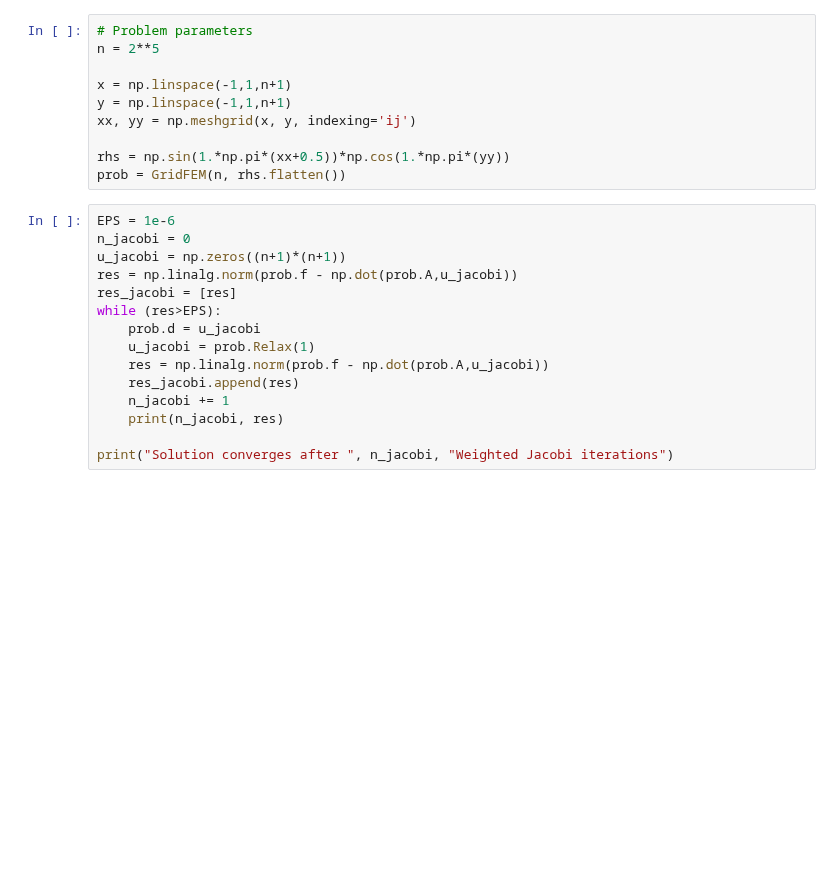
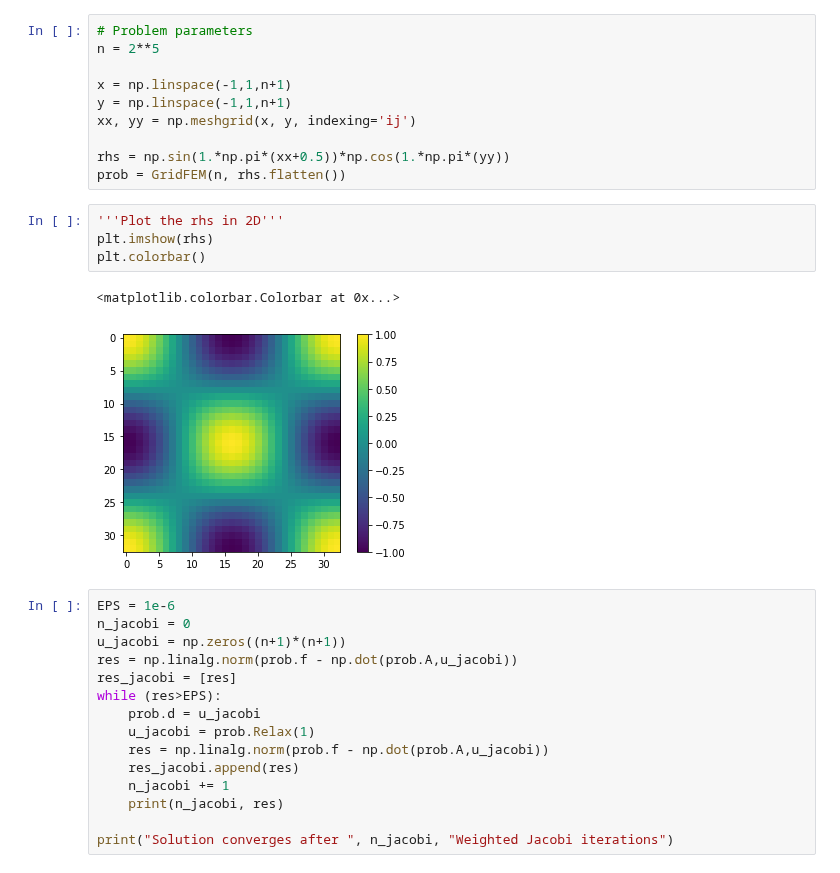
Before and after one commit to longfish/Multigrid-FEANet, a Jupyter notebook: Archive/FEM/python_poisson/python_fem_pbc.ipynb, the cells around one changed output. Drawn from its saved outputs; the diff is of its cells as text; blank space fills up the shorter version.

Commit message:
plot the rhs field

```diff
--- a/Archive/FEM/python_poisson/python_fem_pbc.ipynb
+++ b/Archive/FEM/python_poisson/python_fem_pbc.ipynb
@@ -182,6 +182,13 @@ xx, yy = np.meshgrid(x, y, indexing='ij')
 
 rhs = np.sin(1.*np.pi*(xx+0.5))*np.cos(1.*np.pi*(yy))
 prob = GridFEM(n, rhs.flatten())
+# %%
+'''Plot the rhs in 2D'''
+plt.imshow(rhs)
+plt.colorbar()
+# %% [output]
+<matplotlib.colorbar.Colorbar at 0x...>
+[figure, added]
 # %%
 EPS = 1e-6
 n_jacobi = 0
```
